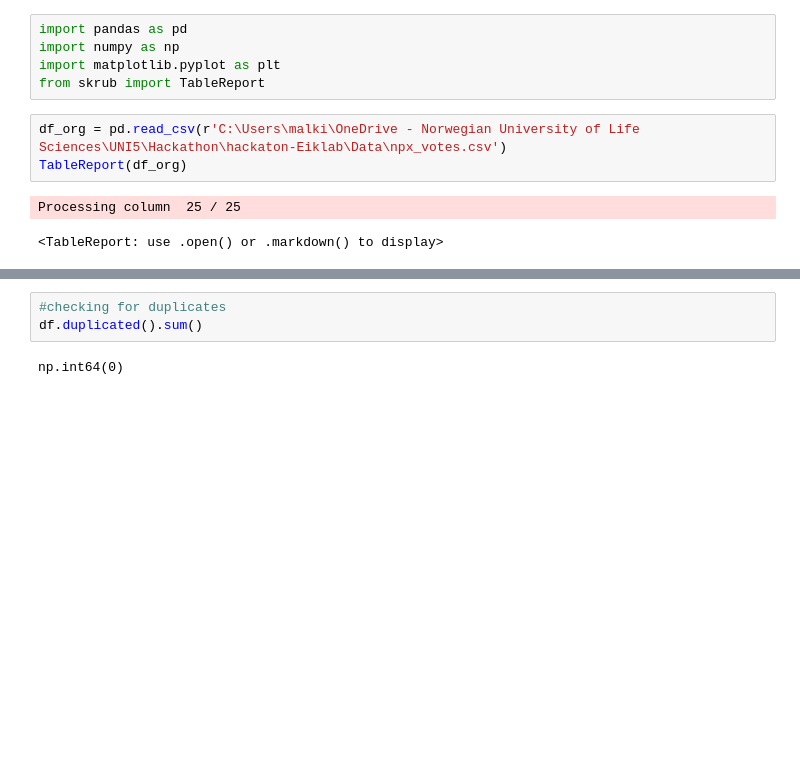
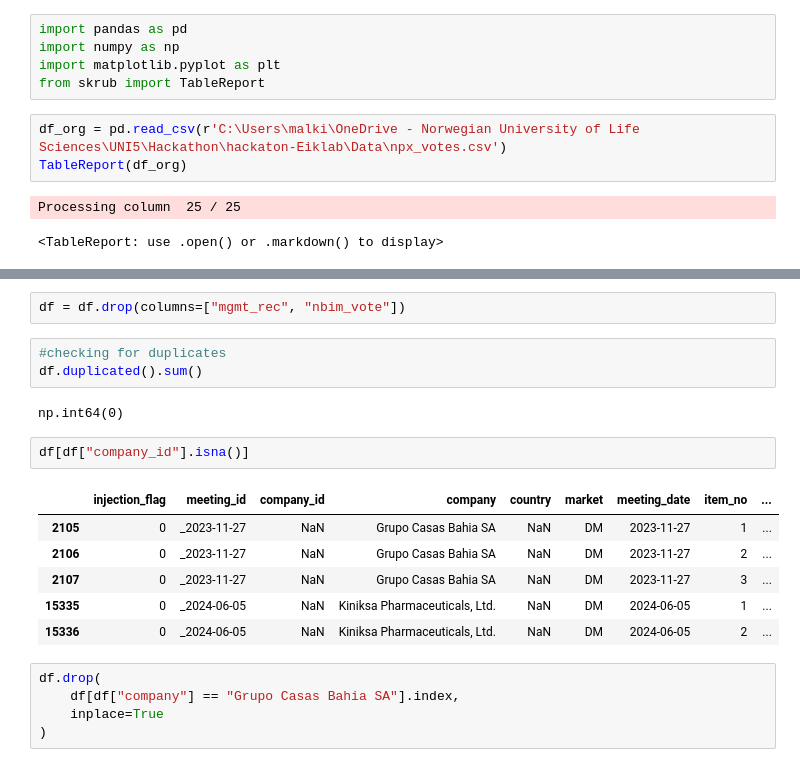
Before and after one commit to prakum04/hackaton-Eiklab, a Jupyter notebook: main.ipynb, the cells around one changed output, grey strips where cells are left out. Drawn from its saved outputs; the diff is of its cells as text; blank space fills up the shorter version.

```diff
--- a/main.ipynb
+++ b/main.ipynb
@@ -18,5 +89,21 @@ df = df.drop(columns=["mgmt_rec_raw", "nbim_vote_raw"])
+# %%
+df = df.drop(columns=["mgmt_rec", "nbim_vote"])
 # %%
 #checking for duplicates
 df.duplicated().sum()
 # %% [output]
 np.int64(0)
+# %%
+df[df["company_id"].isna()]
+# %% [output]
+|  | injection_flag | meeting_id | company_id | company | country | market | meeting_date | item_no | ... |
+| 2105 | 0 | _2023-11-27 | NaN | Grupo Casas Bahia SA | NaN | DM | 2023-11-27 | 1 | ... |
+| 2106 | 0 | _2023-11-27 | NaN | Grupo Casas Bahia SA | NaN | DM | 2023-11-27 | 2 | ... |
+| 2107 | 0 | _2023-11-27 | NaN | Grupo Casas Bahia SA | NaN | DM | 2023-11-27 | 3 | ... |
+| 15335 | 0 | _2024-06-05 | NaN | Kiniksa Pharmaceuticals, Ltd. | NaN | DM | 2024-06-05 | 1 | ... |
+| 15336 | 0 | _2024-06-05 | NaN | Kiniksa Pharmaceuticals, Ltd. | NaN | DM | 2024-06-05 | 2 | ... |
+# %%
+df.drop(
+    df[df["company"] == "Grupo Casas Bahia SA"].index,
+    inplace=True
+)
```
Also changed, not shown: parts of 10 cells of this notebook.
